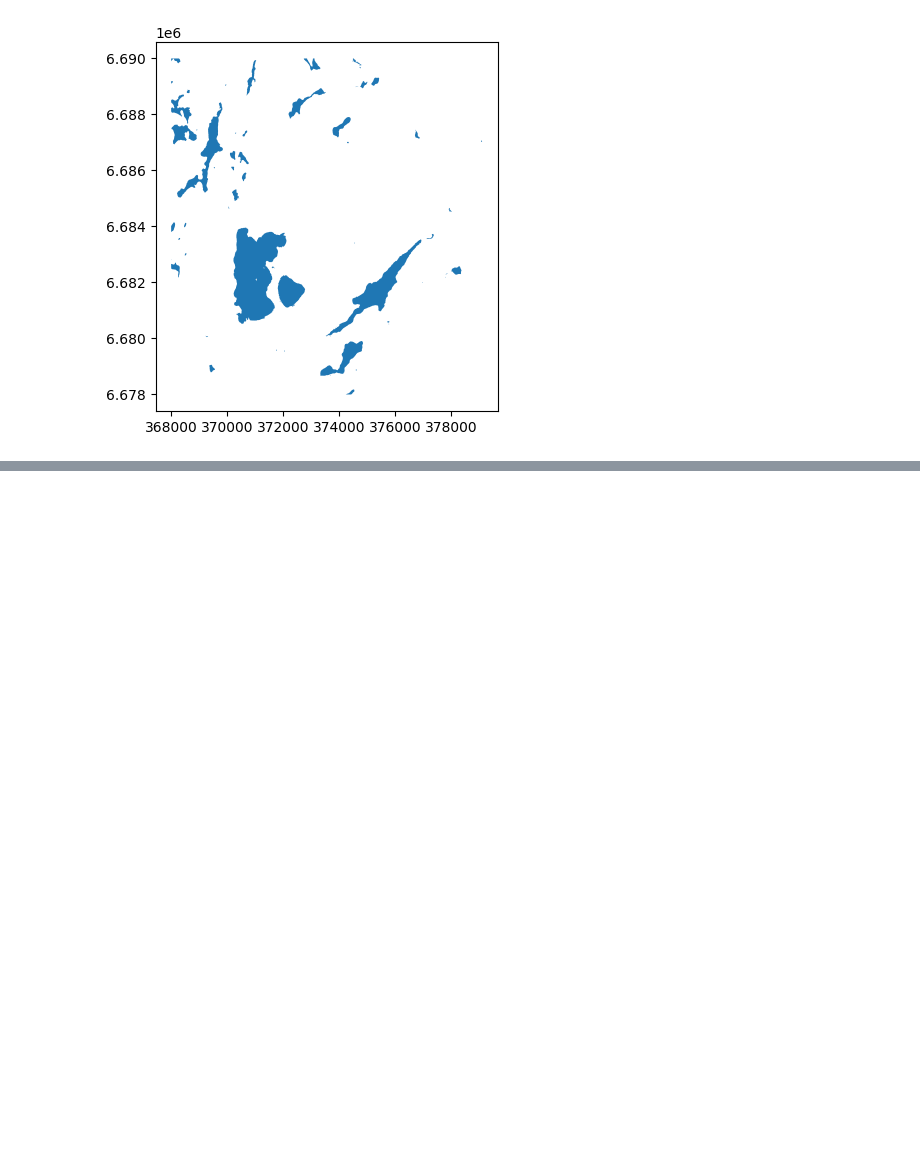
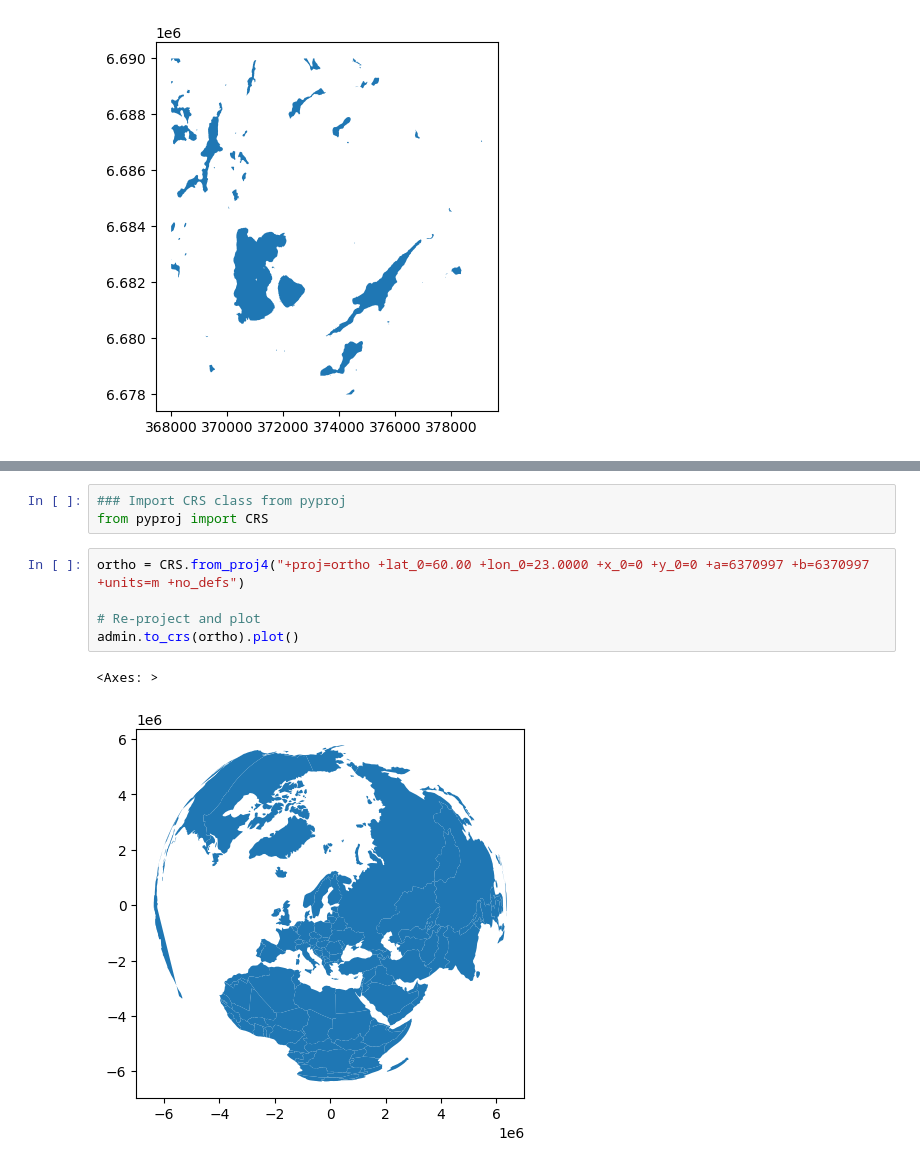
Before and after one commit to bonyuta0204/gis-exploration, a Jupyter notebook: Introduction_to_Geopandas.ipynb, the cells around one changed output, grey strips where cells are left out. Cells and saved outputs as stored; diff of their text form; blank space fills up the shorter version.

```diff
--- a/Introduction_to_Geopandas.ipynb
+++ b/Introduction_to_Geopandas.ipynb
@@ -114,0 +218,11 @@ selection.plot()
+# %%
+### Import CRS class from pyproj
+from pyproj import CRS
+# %%
+ortho = CRS.from_proj4("+proj=ortho +lat_0=60.00 +lon_0=23.0000 +x_0=0 +y_0=0 +a=6370997 +b=6370997 +units=m +no_defs")
+
+# Re-project and plot
+admin.to_crs(ortho).plot()
+# %% [output]
+<Axes: >
+[figure, added]
```
Also changed, not shown: parts of 13 cells of this notebook.
